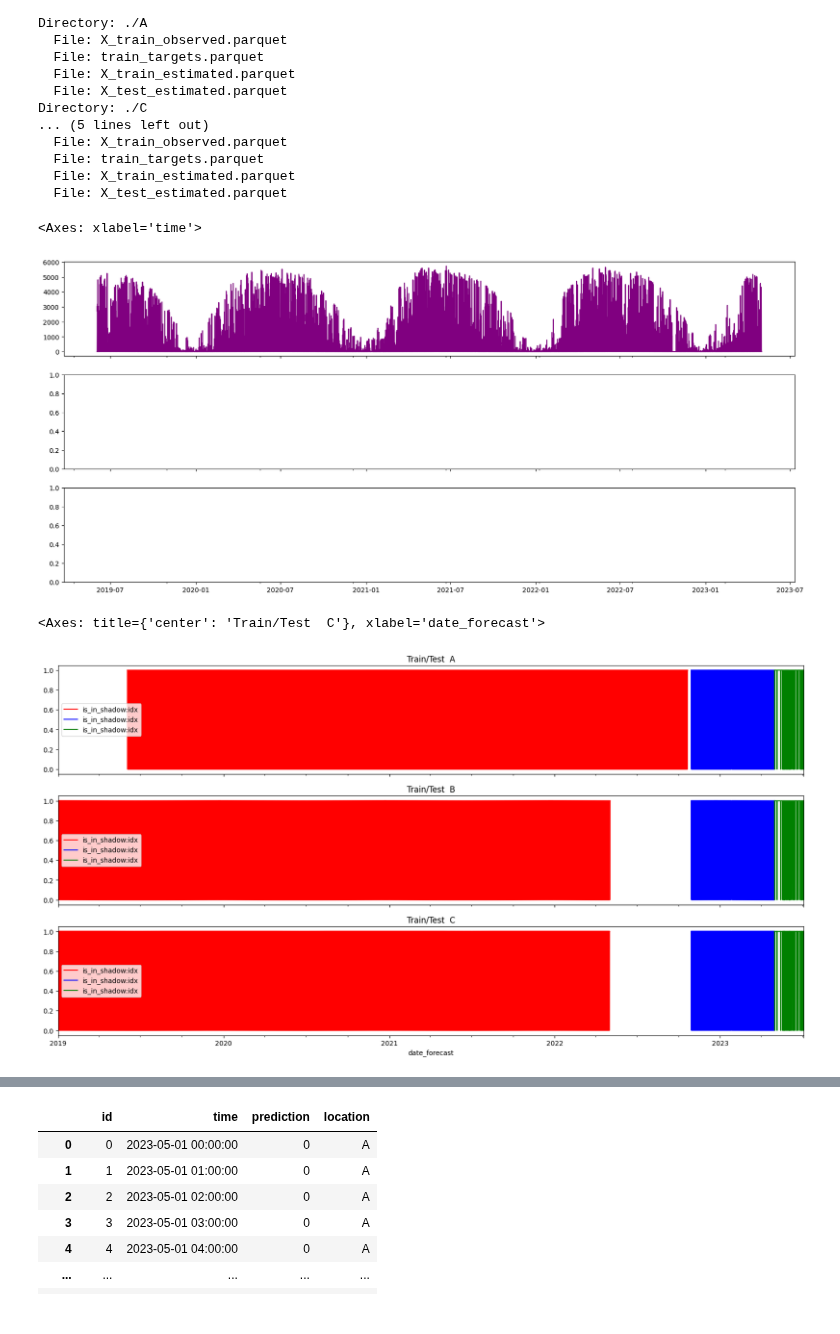
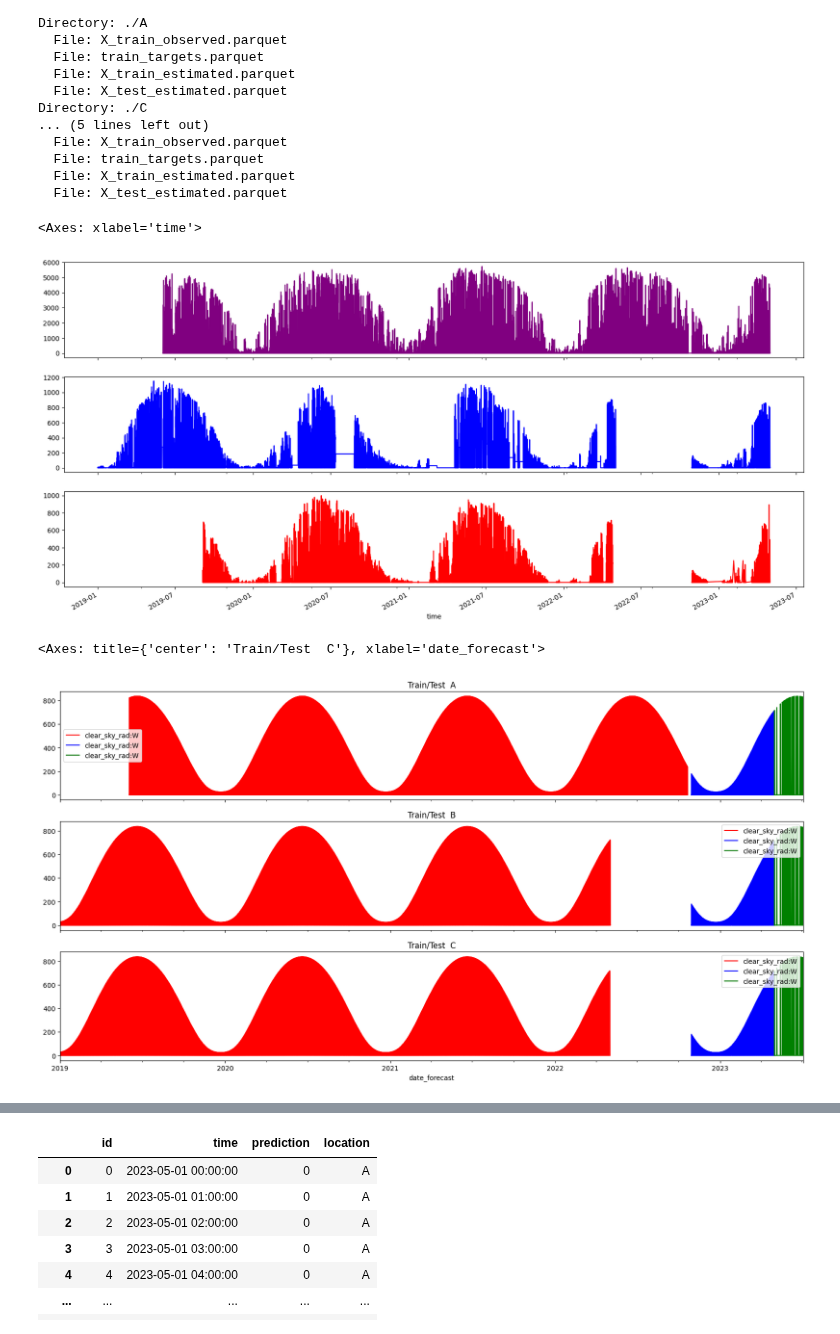
Before and after one commit to Mathias-a/TDT4173-project, a Jupyter notebook: data/read_files.ipynb, the cells around one changed output, grey strips where cells are left out. Drawn from its saved outputs; the diff is of its cells as text; code cells hidden in the pictures.

```diff
--- a/data/read_files.ipynb
+++ b/data/read_files.ipynb
@@ -40,11 +40,13 @@ train_c = pd.read_parquet('C/train_targets.parquet')
 # %%
 # Plotting a single feature
 fig, axs = plt.subplots(3, 1, figsize=(20, 10), sharex=True)
 feature_name = 'direct_rad:W'
 train_a.set_index('time')['pv_measurement'].plot(ax=axs[0], color='purple', label='Train A Targets')
+train_b.set_index('time')['pv_measurement'].plot(ax=axs[1], color='blue', label='Train A Targets')
+train_c.set_index('time')['pv_measurement'].plot(ax=axs[2], color='red', label='Train A Targets')
 # %% [output]
 <Axes: xlabel='time'>
-[figure, old version]
+[figure, new version]
 # %%
 X_train_estimated_a = pd.read_parquet('A/X_train_estimated.parquet')
 X_train_estimated_b = pd.read_parquet('B/X_train_estimated.parquet')
@@ -60,7 +62,7 @@ X_test_estimated_c = pd.read_parquet('C/X_test_estimated.parquet')
 # %%
 # Plotting a single feature
 fig, axs = plt.subplots(3, 1, figsize=(20, 10), sharex=True)
-feature_name = 'is_in_shadow:idx'
+feature_name = 'clear_sky_rad:W'
 X_train_observed_a[['date_forecast', feature_name]].set_index('date_forecast').plot(ax=axs[0], title='Train/Test A', color='red')
 X_train_estimated_a[['date_forecast', feature_name]].set_index('date_forecast').plot(ax=axs[0], title='Train/Test A', color='blue')
 X_test_estimated_a[['date_forecast', feature_name]].set_index('date_forecast').plot(ax=axs[0], title='Train/Test  A', color='green')
@@ -74,7 +76,7 @@ X_train_estimated_c[['date_forecast', feature_name]].set_index('date_forecast').
 X_test_estimated_c[['date_forecast', feature_name]].set_index('date_forecast').plot(ax=axs[2], title='Train/Test  C', color='green')
 # %% [output]
 <Axes: title={'center': 'Train/Test  C'}, xlabel='date_forecast'>
-[figure, old version]
+[figure, new version]
 # %%
 # Plotting a single feature
 fig, axs = plt.subplots(3, 1, figsize=(20, 10), sharex=True)
```
Also changed, not shown: parts of 1 cell of this notebook, 6 other files.
